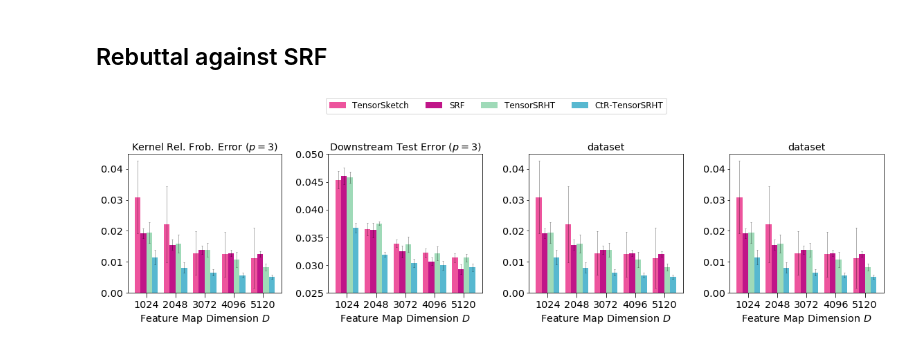
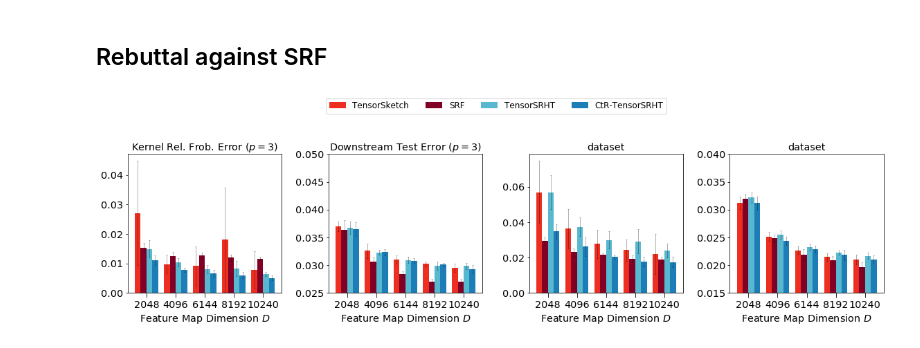
Before and after one commit to joneswack/dp-rfs, a Jupyter notebook: notebooks/bar-plot-visualization.ipynb, the cells around one changed output. Drawn from its saved outputs; the diff is of its cells as text; code cells hidden in the pictures.

Commit message:
[Update] Rebuttal configs

```diff
--- a/notebooks/bar-plot-visualization.ipynb
+++ b/notebooks/bar-plot-visualization.ipynb
@@ -488,7 +488,7 @@ def plot_csv(
     data_names = []
 
     df = pd.read_csv(csv_file)
-    df = df[df['D'] <= 5*1024]
+    df = df[(df['D'] > 1024) & (df['D'] % 2048 == 0)]
     Ds = np.sort(df['D'].unique())
     df = df[df['D'].isin(Ds)]
 
@@ -553,22 +553,22 @@ configs = [
 # %%
 csv_files = [
     '../csv/poly3_approx_ctr/MNIST_d1024_n70000.csv',
-#     '../csv/poly7_approx/FashionMNIST_d1024_n70000.csv',
+    '../csv/poly7_approx_ctr/MNIST_d1024_n70000.csv',
 #     '../csv/poly10_approx/FashionMNIST_d1024_n70000.csv',
 #     '../csv/poly20_approx/FashionMNIST_d1024_n70000.csv'
 ]
 
 fig, axes = plt.subplots(ncols=4, nrows=1, figsize=(16, 4))
 plot_csv(axes[0], csv_files[0], configs, error_field='k_rel_frob_error', title='Kernel Rel. Frob. Error $(p=3)$')
 plot_csv(axes[1], csv_files[0], configs, error_field='test_error', y_lim=(0.025, 0.05), title='Downstream Test Error $(p=3)$')
-plot_csv(axes[2], csv_files[0], configs, error_field='k_rel_frob_error')
-plot_csv(axes[3], csv_files[0], configs, error_field='k_rel_frob_error')
+plot_csv(axes[2], csv_files[1], configs, error_field='k_rel_frob_error')
+plot_csv(axes[3], csv_files[1], configs, error_field='test_error', y_lim=(0.015, 0.04))
 
 handles, labels = axes[0].get_legend_handles_labels()
 
 plt.tight_layout()
 legend = plt.figlegend(handles=handles, labels=labels, loc='upper center', ncol=4, bbox_to_anchor = (0,0.35,1.01,0.85), bbox_transform=plt.gcf().transFigure)
 # plt.savefig('../figures/poly_approx/frob_comparison_fmnist.pdf', dpi=300, bbox_extra_artists=(legend,), bbox_inches='tight')
 plt.show()
 # %% [output]
-[figure, old version]
+[figure, new version]
```
Also changed, not shown: parts of 2 cells of this notebook, 11 other files.
